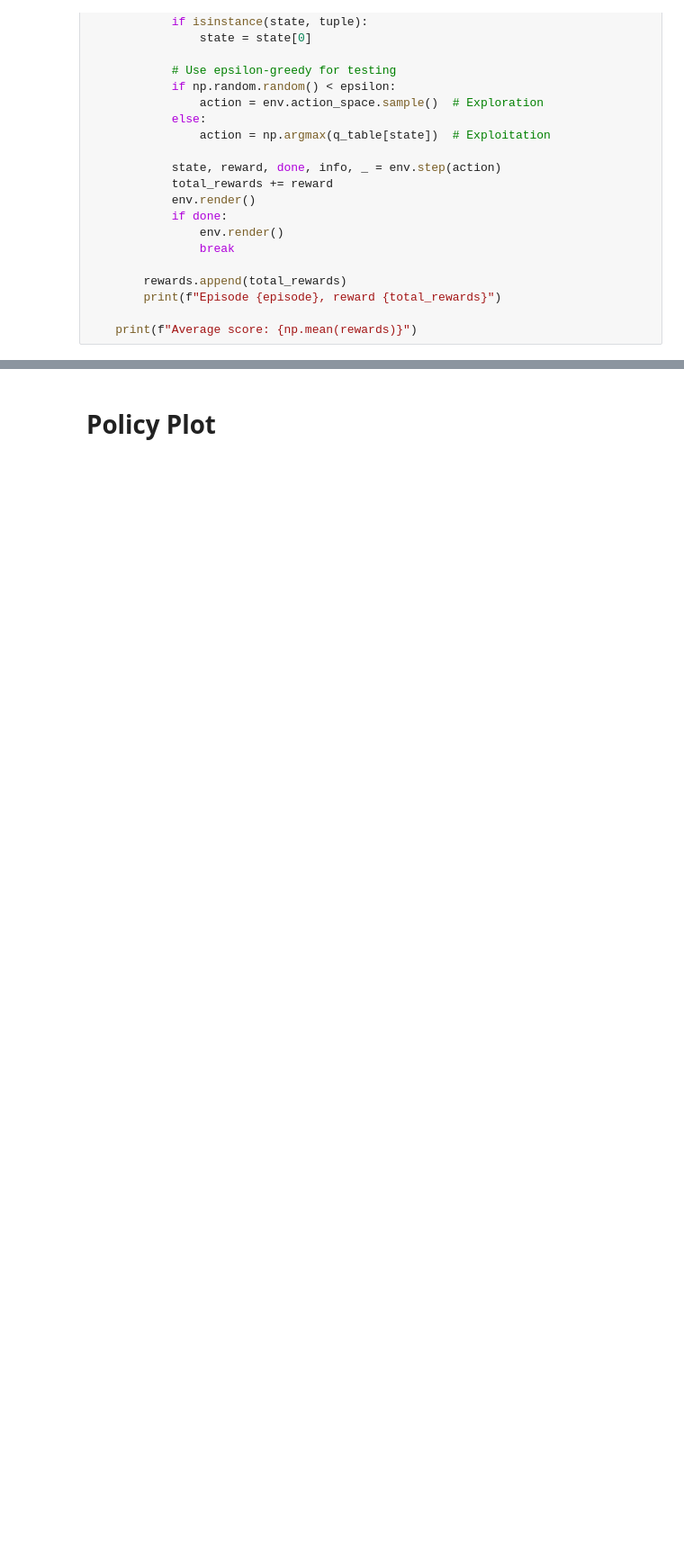
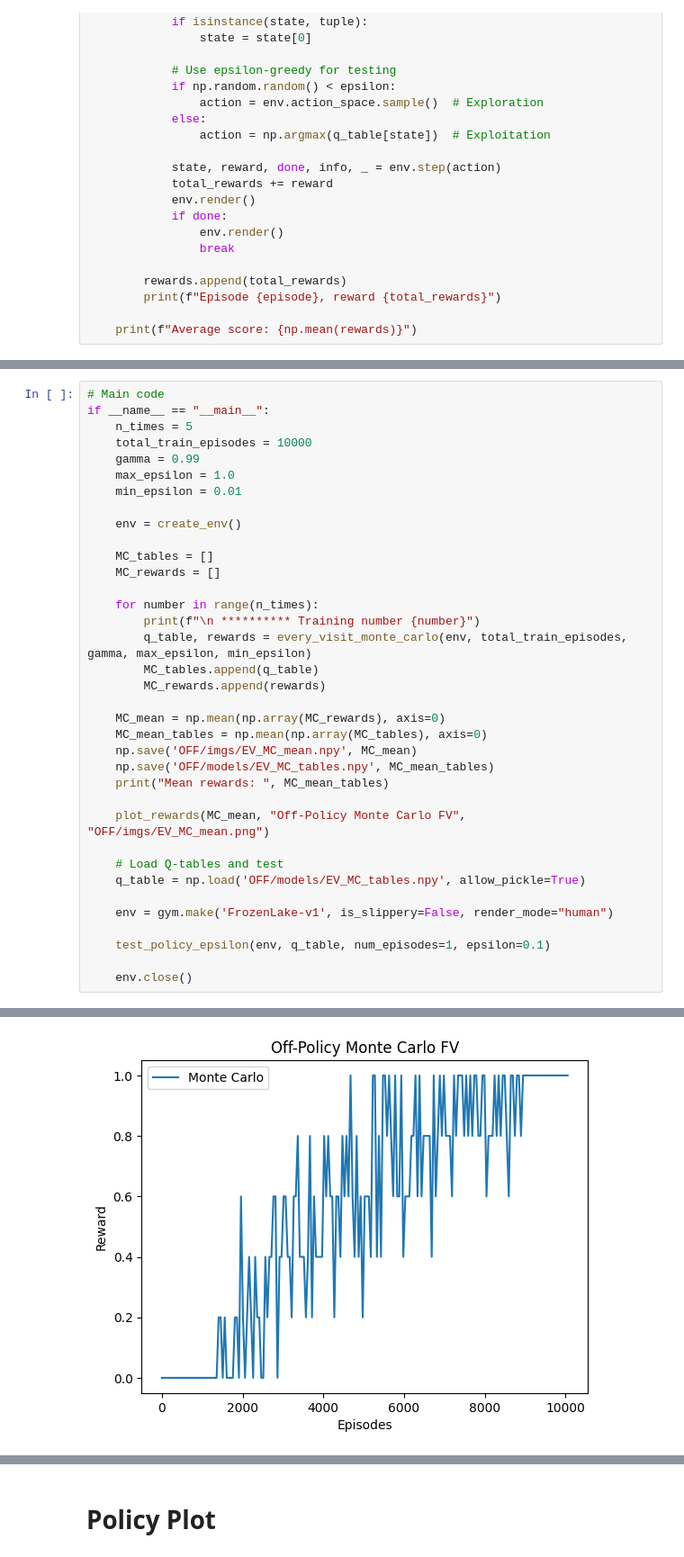
Before and after one commit to caterinabruchi9/SEAI_Project, a Jupyter notebook: Buoni/Tabular/OFF_MC.ipynb, the cells around one changed output, grey strips where cells are left out. Shown at 90% size. Saved outputs shown, nothing was run; the diff lists cells and outputs as text; blank space fills up the shorter version.

Commit message:
Off Policy Tabular Montecarlo Working

```diff
--- a/Buoni/Tabular/OFF_MC.ipynb
+++ b/Buoni/Tabular/OFF_MC.ipynb
@@ -221,0 +222,37 @@ Average score: 1.0
+# %%
+# Main code
+if __name__ == "__main__":
+    n_times = 5
+    total_train_episodes = 10000
+    gamma = 0.99
+    max_epsilon = 1.0
+    min_epsilon = 0.01
+
+    env = create_env()
+
+    MC_tables = []
+    MC_rewards = []
+
+    for number in range(n_times):
+        print(f"\n ********** Training number {number}")
+        q_table, rewards = every_visit_monte_carlo(env, total_train_episodes, gamma, max_epsilon, min_epsilon)
+        MC_tables.append(q_table)
+        MC_rewards.append(rewards)
+
+    MC_mean = np.mean(np.array(MC_rewards), axis=0)
+    MC_mean_tables = np.mean(np.array(MC_tables), axis=0)
+    np.save('OFF/imgs/EV_MC_mean.npy', MC_mean)
+    np.save('OFF/models/EV_MC_tables.npy', MC_mean_tables)
+    print("Mean rewards: ", MC_mean_tables)
+
+    plot_rewards(MC_mean, "Off-Policy Monte Carlo FV", "OFF/imgs/EV_MC_mean.png")
+
+    # Load Q-tables and test
+    q_table = np.load('OFF/models/EV_MC_tables.npy', allow_pickle=True)
+
+    env = gym.make('FrozenLake-v1', is_slippery=False, render_mode="human")
+
+    test_policy_epsilon(env, q_table, num_episodes=1, epsilon=0.1)
+
+    env.close()
+# %% [output]
@@ -221,0 +276 @@ Average score: 1.0
+[figure, added]
```
Also changed, not shown: parts of 3 cells of this notebook, 7 other files.
